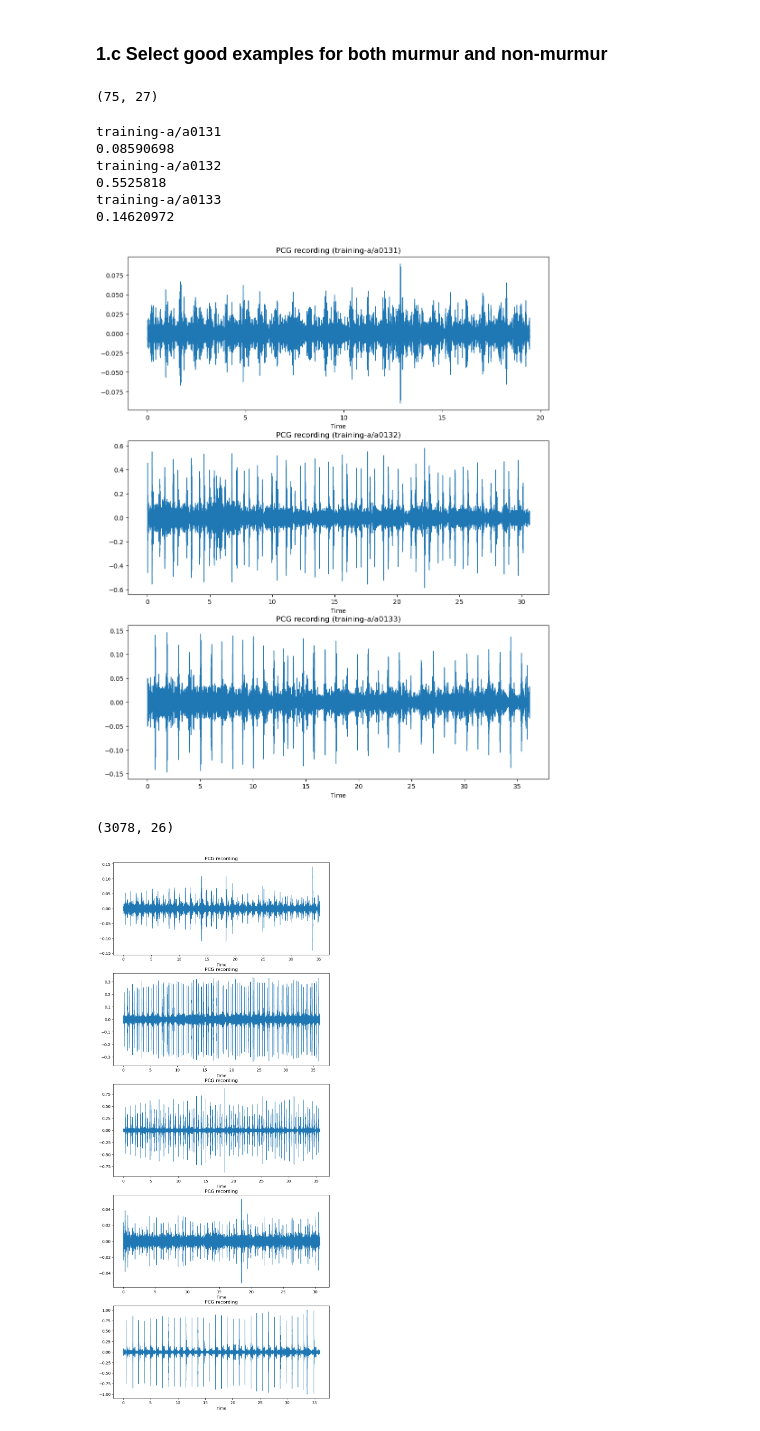
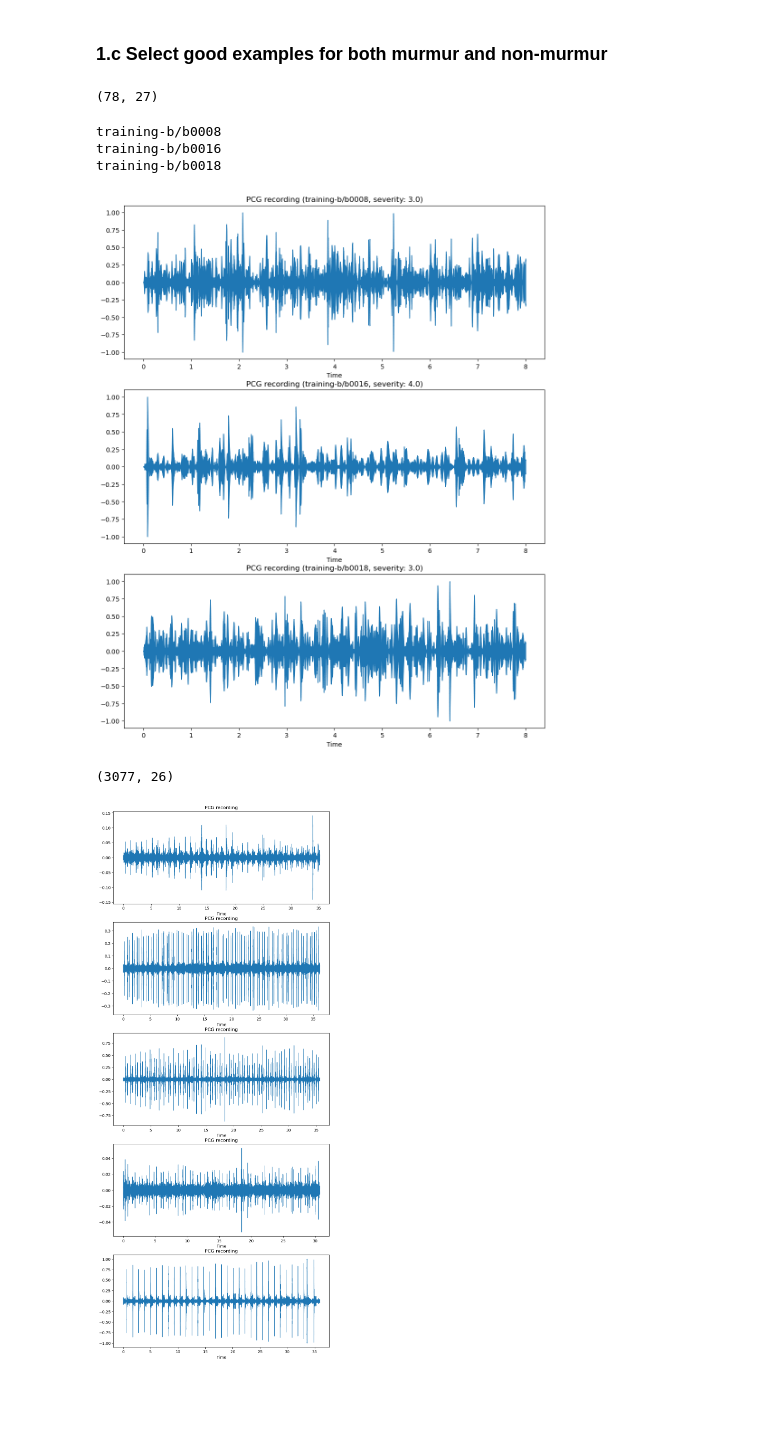
Before and after one commit to Rice-MECE-Capstone-Projects/Heart---Spring-2025, a Jupyter notebook: emmanuel-zerefa/physionet-exploration.ipynb, the cells around one changed output. Cells and saved outputs as stored; diff of their text form; code cells hidden in the pictures; blank space fills up the shorter version.

Commit message:
Small changes to parsing physionet 16

```diff
--- a/emmanuel-zerefa/physionet-exploration.ipynb
+++ b/emmanuel-zerefa/physionet-exploration.ipynb
@@ -43,7 +43,7 @@ physio16_data
 ### 1.a - Find murmurs
 # %%
 normal_str = "Class (-1=normal 1=abnormal)"
-murmur_str = "Murmur Location (2=Sys,3=Dia,4=Both)"
+murmur_str = "Murmurs (2=None 3=Weak 4=Strong 6=Unclear)"
 # %%
 type(np.unique(physio16_data[murmur_str])[-1])
 # %% [output]
@@ -85,0 +84,2 @@ murmur_locs = physio16_data[murmur_str]>1 # ok this works
+# %%
+murmur_locs = physio16_data[murmur_str]>2 # !impt: >=1 vs >=0. a lot are just 0
@@ -128,25 +136,25 @@ def load_from_filepath(filepath):
 # %%
 murmur_present.shape
 # %% [output]
-(75, 27)
+(78, 27)
 # %%
 # looking for clean recordings
 # change between "murmur_present" and "normal_recordings" to see murmured vs normal recordings
 num_to_show = 3
-start_idx = 130
+start_idx = 0
 fig, ax = plt.subplots(nrows=num_to_show, figsize=(12, 5*num_to_show))
 
 #general plotting
-for rowidx,row in normal_recordings.iterrows():
+for rowidx,row in murmur_present.iterrows():
   if start_idx<=rowidx<start_idx+num_to_show:
     relidx = rowidx-start_idx
-    fname = normal_recordings.iloc[rowidx]['Challenge record name']
-    subdir =  normal_recordings.iloc[rowidx]['Database']
+    fname = murmur_present.iloc[rowidx]['Challenge record name']
+    subdir =  murmur_present.iloc[rowidx]['Database']
     fpath = physio16_path+f'{subdir}/{fname}.wav'
     print(subdir + '/'+ fname)
     data, sr = load_from_filepath(fpath)
-    print(max(data))
-    ax[relidx].set(title=f'PCG recording ({subdir+"/"+fname})')
+    severity = murmur_present.iloc[rowidx][murmur_str]
+    ax[relidx].set(title=f'PCG recording ({subdir+"/"+fname}, severity: {severity})')
     #ax[1].set(title='PCG+Noise')
     librosa.display.waveshow(data,sr=sr,ax=ax[relidx])
     #librosa.display.waveshow(composite,sr=target_freq,ax=ax[1])
@@ -157,40 +165,37 @@ for rowidx,row in normal_recordings.iterrows():
 # ... but the regular waveforms dont even match the regular data bruh
 
 ### Code to print zoomed in versions:
 #print('---')
 #fig, ax = plt.subplots(nrows=num_to_show, figsize=(12, 5*num_to_show))
 ## # want to show the same length for all of them actually. 3 seconds.
 #good_idx = 0
 #for rowidx,row in murmur_present.iloc[start_idx:,:].iterrows():
 #  if num_to_show<=good_idx:
 #    break
 #  # recording name and type
 #  fname = murmur_present.iloc[rowidx]['Challenge record name']
 #  subdir =  murmur_present.iloc[rowidx]['Database']
 #  fpath = physio16_path+f'{subdir}/{fname}.wav'
 #  # load the data
 #  data, sr = load_from_filepath(fpath)
 #  length_of_rec = len(data)/sr
 #  # want to plot the same length for all recordings
 #  if length_of_rec<=3:
 #    continue
 #  # good to plot
 #  print(subdir+'/'+fname, "(murmur)")
 #  #print(max(data))
 #  ax[good_idx].set(title=f'PCG recording, zoomed in ({subdir+"/"+fname})')
 #  #ax[1].set(title='PCG+Noise')
 #  librosa.display.waveshow(data[:sr*3],sr=sr,ax=ax[good_idx]) # original data
 #  good_idx+=1
 
 # i have looked at 74 murmured heartbeats and they are all barely interpretable to me...
 # %% [output]
-training-a/a0131
-0.08590698
-training-a/a0132
-0.5525818
-training-a/a0133
-0.14620972
+training-b/b0008
+training-b/b0016
+training-b/b0018
-[figure, old version]
+[figure, new version]
 # %%
 # Q:
 # # Why is it that all of these recordings are so noisy seeming/ is this a realistic level of noise?
@@ -198,7 +203,7 @@ training-a/a0133
 # %%
 normal_recordings.shape
 # %% [output]
-(3078, 26)
+(3077, 26)
 # %%
 # Plotting with scipy
 how_many_to_show=5
```
Also changed, not shown: parts of 6 cells of this notebook, 1 other file.
